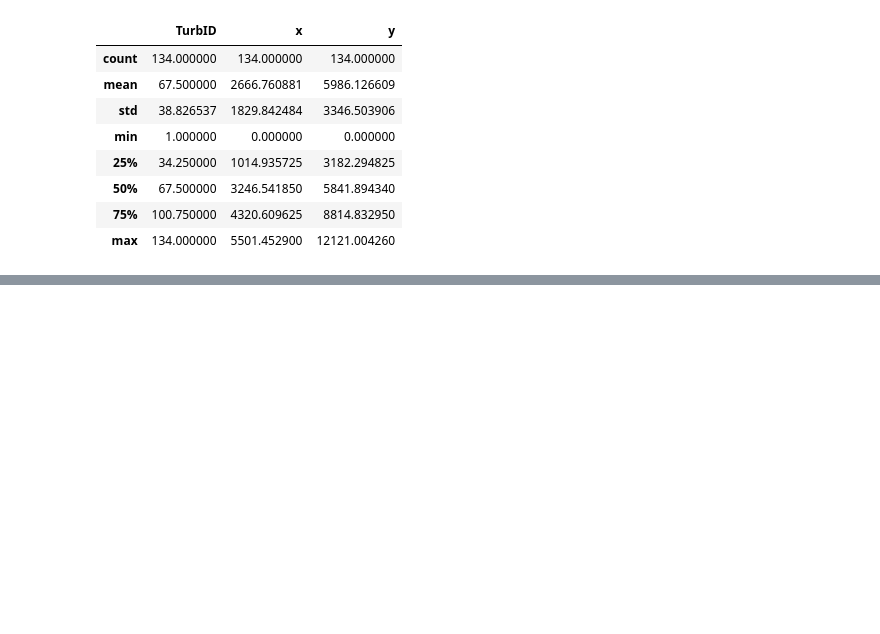
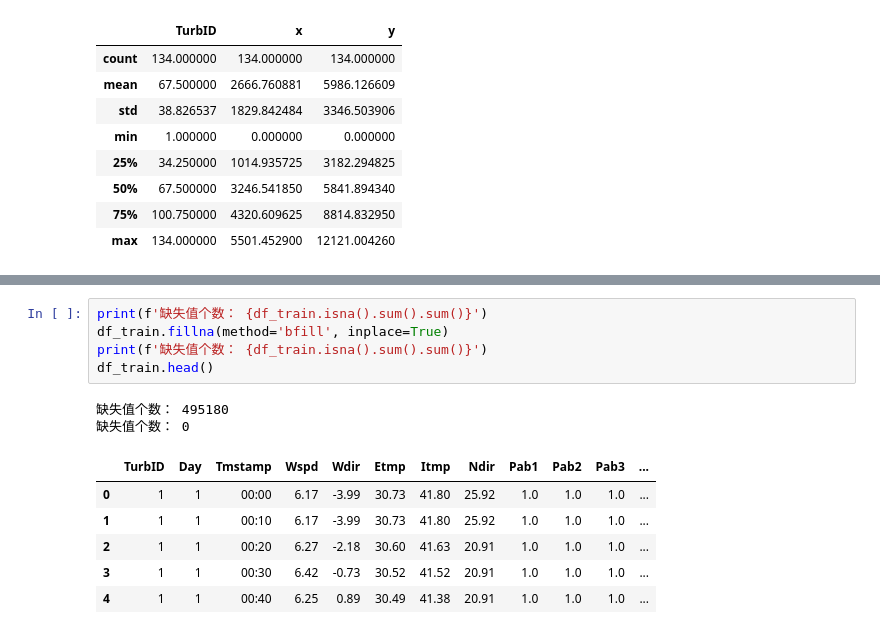
Before and after one commit to GKDGKD/KDD_CUP_2022, a Jupyter notebook: notebook/kdd_EDA.ipynb, the cells around one changed output, grey strips where cells are left out. Cells and saved outputs as stored; diff of their text form; blank space fills up the shorter version.

```diff
--- a/notebook/kdd_EDA.ipynb
+++ b/notebook/kdd_EDA.ipynb
@@ -53,0 +150,14 @@ Index(['TurbID', 'Day', 'Tmstamp', 'Wspd', 'Wdir', 'Etmp', 'Itmp', 'Ndir',
+# %%
+print(f'缺失值个数： {df_train.isna().sum().sum()}')
+df_train.fillna(method='bfill', inplace=True)
+print(f'缺失值个数： {df_train.isna().sum().sum()}')
+df_train.head()
+# %% [output]
+缺失值个数： 495180
+缺失值个数： 0
+|  | TurbID | Day | Tmstamp | Wspd | Wdir | Etmp | Itmp | Ndir | Pab1 | Pab2 | Pab3 | ... |
+| 0 | 1 | 1 | 00:00 | 6.17 | -3.99 | 30.73 | 41.80 | 25.92 | 1.0 | 1.0 | 1.0 | ... |
+| 1 | 1 | 1 | 00:10 | 6.17 | -3.99 | 30.73 | 41.80 | 25.92 | 1.0 | 1.0 | 1.0 | ... |
+| 2 | 1 | 1 | 00:20 | 6.27 | -2.18 | 30.60 | 41.63 | 20.91 | 1.0 | 1.0 | 1.0 | ... |
+| 3 | 1 | 1 | 00:30 | 6.42 | -0.73 | 30.52 | 41.52 | 20.91 | 1.0 | 1.0 | 1.0 | ... |
+| 4 | 1 | 1 | 00:40 | 6.25 | 0.89 | 30.49 | 41.38 | 20.91 | 1.0 | 1.0 | 1.0 | ... |
```
Also changed, not shown: parts of 19 cells of this notebook, 3 other files.
